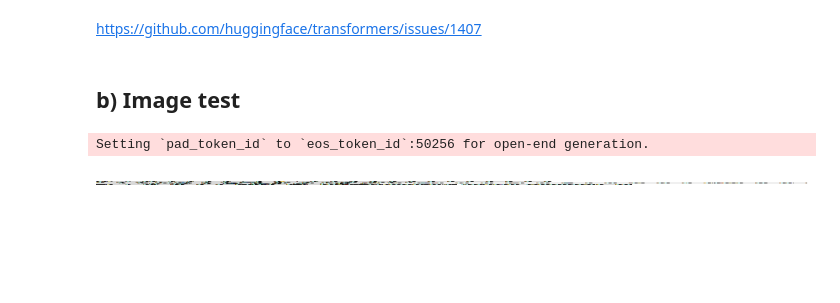
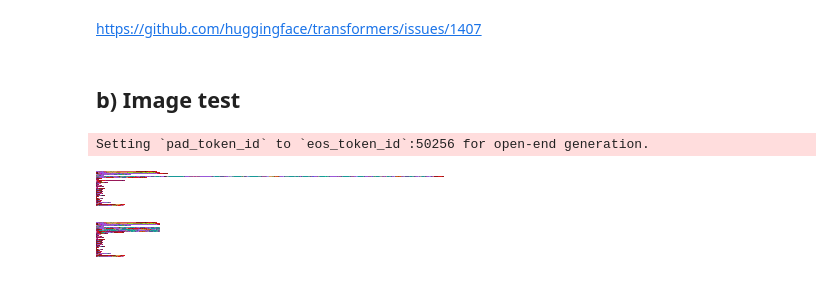
Before and after one commit to catPotat/rn-hg-gpt2-playground, a Jupyter notebook: Huggingface_GPT_2_Training.ipynb, the cells around one changed output. Cells and saved outputs as stored; diff of their text form; code cells hidden in the pictures; blank space fills up the shorter version.

```diff
--- a/Huggingface_GPT_2_Training.ipynb
+++ b/Huggingface_GPT_2_Training.ipynb
@@ -405,7 +526,7 @@ trainer.save_model()
 # %%
 from transformers import pipeline, set_seed
 
-generator = pipeline('text-generation', model=SAVE_MODEL_PATH + 'checkpoint-800/',
+generator = pipeline('text-generation', model=MODEL_SAVE_PATH + '',
                      tokenizer=tokenizer)
 set_seed(6110)
 # %% [markdown]
@@ -419,10 +547,10 @@ https://github.com/huggingface/transformers/issues/1407
 # %%
 CONTRAST = 64
 BRIGHTNESS = 24
-def reconstruct_from(text, path):
+def reconstruct_from(text, path, img_w=0, img_h=0):
     lines = text.split(LINE_SPLIT_CHAR)
-    width = len( max(lines, key=len) ) # IMG_WIDTH
-    height = len(lines) # IMG_HEIGHT
+    width = img_w if img_w else len( max(lines, key=len) )
+    height = img_h if img_h else len(lines)
     pixels = []
     for y in range(height):
         for x in range(width):
@@ -450,11 +578,16 @@ def reconstruct_from(text, path):
     return image
 # reconstruct_from(text_entries[-1], "test.png")
 # %%
-genner = generator("", max_length=950, num_return_sequences=1)
-img = genner[0]['generated_text'].strip()
+genner = generator("", max_length=950, num_return_sequences=5)
 # %% [output]
 Setting `pad_token_id` to `eos_token_id`:50256 for open-end generation.
+# %%
+i = 4
 # %%
-reconstruct_from(img, "generated.png")
+reconstruct_from(genner[i]['generated_text'].strip(), "generated.png")
 # %% [output]
-[figure, old version]
+[figure, new version]
+# %%
+reconstruct_from(genner[i]['generated_text'].strip(), "generated.png", IMG_WIDTH, IMG_HEIGHT)
+# %% [output]
+[figure, added]
```
Also changed, not shown: parts of 56 cells of this notebook.
